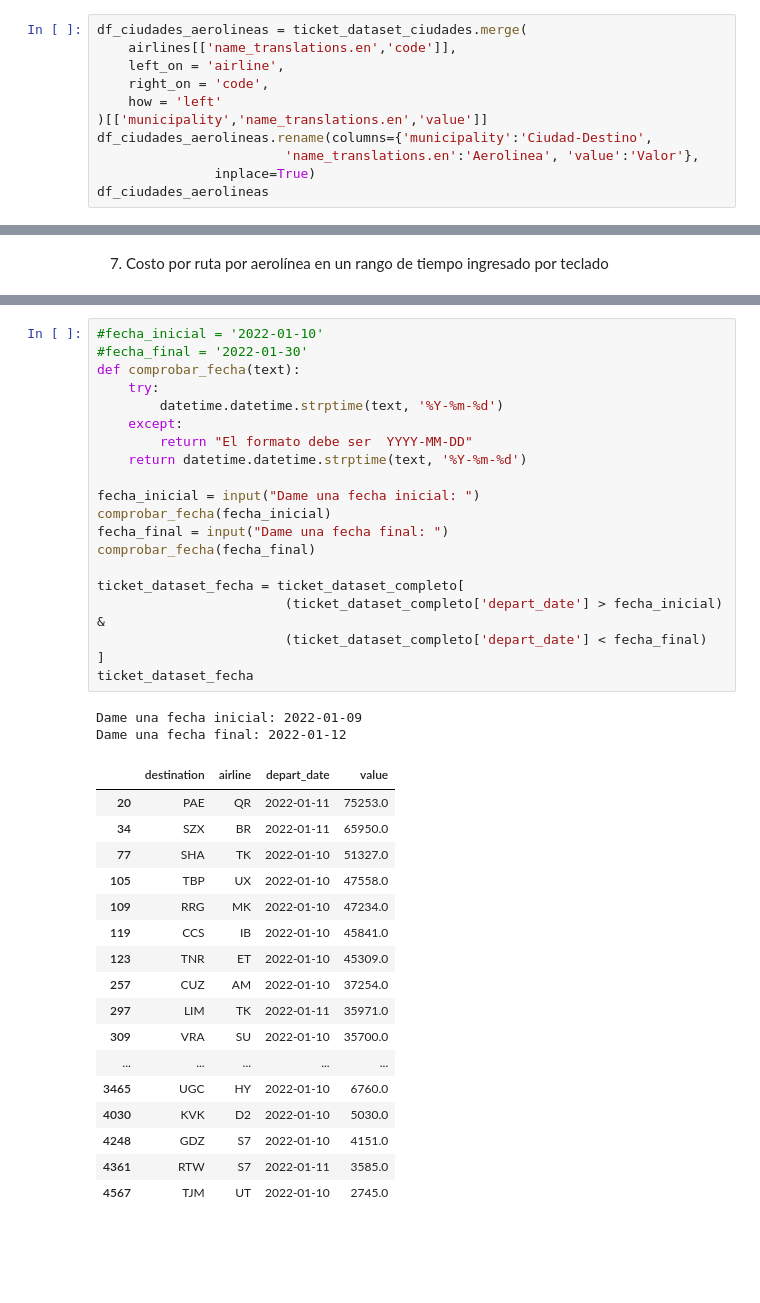
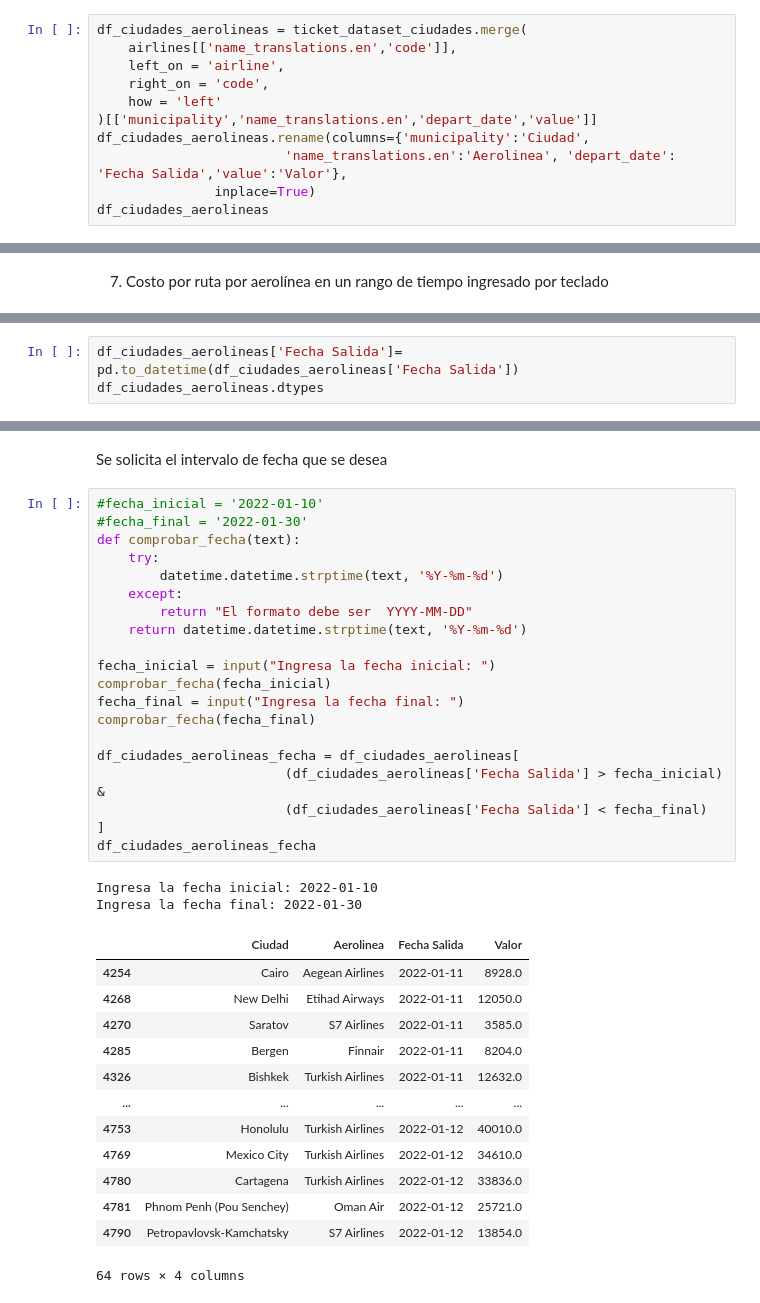
Before and after one commit to juandahur/ML-UdeA-Reto-Tec, a Jupyter notebook: Reto_Tecnologico.ipynb, the cells around one changed output, grey strips where cells are left out. Cells and saved outputs as stored; diff of their text form; blank space fills up the shorter version.

Commit message:
Se realizan comentarios y organiza el nombre de las variables/dataframes

```diff
--- a/Reto_Tecnologico.ipynb
+++ b/Reto_Tecnologico.ipynb
@@ -163,9 +167,9 @@ df_ciudades_aerolineas = ticket_dataset_ciudades.merge(
     left_on = 'airline',
     right_on = 'code',
     how = 'left'
-)[['municipality','name_translations.en','value']]
-df_ciudades_aerolineas.rename(columns={'municipality':'Ciudad-Destino',
-                        'name_translations.en':'Aerolinea', 'value':'Valor'},
+)[['municipality','name_translations.en','depart_date','value']]
+df_ciudades_aerolineas.rename(columns={'municipality':'Ciudad',
+                        'name_translations.en':'Aerolinea', 'depart_date': 'Fecha Salida','value':'Valor'},
                inplace=True)
 df_ciudades_aerolineas
 # %% [output]
@@ -330,0 +289,3 @@ dtype: object
+# %%
+df_ciudades_aerolineas['Fecha Salida']= pd.to_datetime(df_ciudades_aerolineas['Fecha Salida'])
+df_ciudades_aerolineas.dtypes
@@ -331,40 +298,38 @@ dtype: object
+# %% [markdown]
+Se solicita el intervalo de fecha que se desea
 # %%
 #fecha_inicial = '2022-01-10'
 #fecha_final = '2022-01-30'
 def comprobar_fecha(text):
     try:
         datetime.datetime.strptime(text, '%Y-%m-%d')
     except:
         return "El formato debe ser  YYYY-MM-DD"
     return datetime.datetime.strptime(text, '%Y-%m-%d')
 
-fecha_inicial = input("Dame una fecha inicial: ")
+fecha_inicial = input("Ingresa la fecha inicial: ")
 comprobar_fecha(fecha_inicial)
-fecha_final = input("Dame una fecha final: ")
+fecha_final = input("Ingresa la fecha final: ")
 comprobar_fecha(fecha_final)
 
-ticket_dataset_fecha = ticket_dataset_completo[
-                        (ticket_dataset_completo['depart_date'] > fecha_inicial) &
-                        (ticket_dataset_completo['depart_date'] < fecha_final)
+df_ciudades_aerolineas_fecha = df_ciudades_aerolineas[
+                        (df_ciudades_aerolineas['Fecha Salida'] > fecha_inicial) &
+                        (df_ciudades_aerolineas['Fecha Salida'] < fecha_final)
 ]
-ticket_dataset_fecha
+df_ciudades_aerolineas_fecha
 # %% [output]
-Dame una fecha inicial: 2022-01-09
-Dame una fecha final: 2022-01-12
+Ingresa la fecha inicial: 2022-01-10
+Ingresa la fecha final: 2022-01-30
-|  | destination | airline | depart_date | value |
-| 20 | PAE | QR | 2022-01-11 | 75253.0 |
-| 34 | SZX | BR | 2022-01-11 | 65950.0 |
-| 77 | SHA | TK | 2022-01-10 | 51327.0 |
-| 105 | TBP | UX | 2022-01-10 | 47558.0 |
-| 109 | RRG | MK | 2022-01-10 | 47234.0 |
-| 119 | CCS | IB | 2022-01-10 | 45841.0 |
-| 123 | TNR | ET | 2022-01-10 | 45309.0 |
-| 257 | CUZ | AM | 2022-01-10 | 37254.0 |
-| 297 | LIM | TK | 2022-01-11 | 35971.0 |
-| 309 | VRA | SU | 2022-01-10 | 35700.0 |
+|  | Ciudad | Aerolinea | Fecha Salida | Valor |
+| 4254 | Cairo | Aegean Airlines | 2022-01-11 | 8928.0 |
+| 4268 | New Delhi | Etihad Airways | 2022-01-11 | 12050.0 |
+| 4270 | Saratov | S7 Airlines | 2022-01-11 | 3585.0 |
+| 4285 | Bergen | Finnair | 2022-01-11 | 8204.0 |
+| 4326 | Bishkek | Turkish Airlines | 2022-01-11 | 12632.0 |
 | ... | ... | ... | ... | ... |
-| 3465 | UGC | HY | 2022-01-10 | 6760.0 |
-| 4030 | KVK | D2 | 2022-01-10 | 5030.0 |
-| 4248 | GDZ | S7 | 2022-01-10 | 4151.0 |
-| 4361 | RTW | S7 | 2022-01-11 | 3585.0 |
-| 4567 | TJM | UT | 2022-01-10 | 2745.0 |
+| 4753 | Honolulu | Turkish Airlines | 2022-01-12 | 40010.0 |
+| 4769 | Mexico City | Turkish Airlines | 2022-01-12 | 34610.0 |
+| 4780 | Cartagena | Turkish Airlines | 2022-01-12 | 33836.0 |
+| 4781 | Phnom Penh (Pou Senchey) | Oman Air | 2022-01-12 | 25721.0 |
+| 4790 | Petropavlovsk-Kamchatsky | S7 Airlines | 2022-01-12 | 13854.0 |
+64 rows × 4 columns
```
Also changed, not shown: parts of 35 cells of this notebook.
